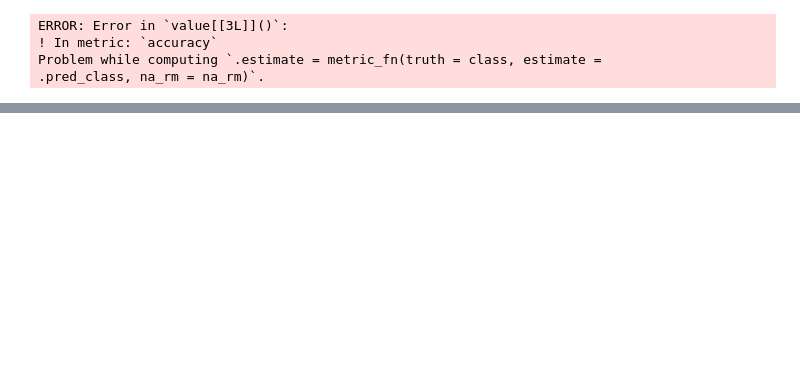
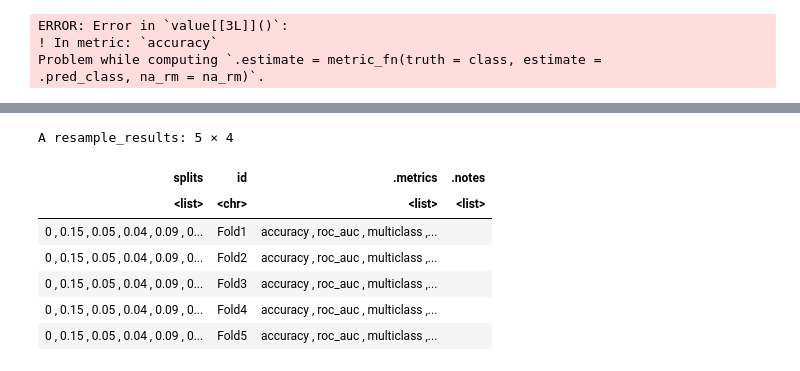
Before and after one commit to yui-ubc/dsci-100-2022w2-section006-group-27, a Jupyter notebook: group_project.ipynb, the cells around one changed output, grey strips where cells are left out. Drawn from its saved outputs; the diff is of its cells as text; code cells hidden in the pictures; blank space fills up the shorter version.

```diff
--- a/group_project.ipynb
+++ b/group_project.ipynb
@@ -190,0 +278,24 @@ Problem while computing `.estimate = metric_fn(truth = class, estimate =
+# %%
+knowledge_vfold <- vfold_cv(knowledge_train, v = 5, strata = class)
+
+knowledge_recipe <- recipe(class ~ STG + PEG + SCG,
+                        data = knowledge_train) |>
+  step_scale(all_predictors()) |>
+  step_center(all_predictors())
+
+# fit the knn model
+knn_fit <- workflow() |>
+  add_recipe(knowledge_recipe) |>
+  add_model(knn_spec) |>
+  fit_resamples(resamples = knowledge_vfold)
+
+knn_fit
+# %% [output]
+A resample_results: 5 × 4
+| splits | id | .metrics | .notes |
+| <list> | <chr> | <list> | <list> |
+| 0 , 0.15 , 0.05 , 0.04 , 0.09 , 0... | Fold1 | accuracy , roc_auc , multiclass ,... |  |
+| 0 , 0.15 , 0.05 , 0.04 , 0.09 , 0... | Fold2 | accuracy , roc_auc , multiclass ,... |  |
+| 0 , 0.15 , 0.05 , 0.04 , 0.09 , 0... | Fold3 | accuracy , roc_auc , multiclass ,... |  |
+| 0 , 0.15 , 0.05 , 0.04 , 0.09 , 0... | Fold4 | accuracy , roc_auc , multiclass ,... |  |
+| 0 , 0.15 , 0.05 , 0.04 , 0.09 , 0... | Fold5 | accuracy , roc_auc , multiclass ,... |  |
```
Also changed, not shown: parts of 6 cells of this notebook.
